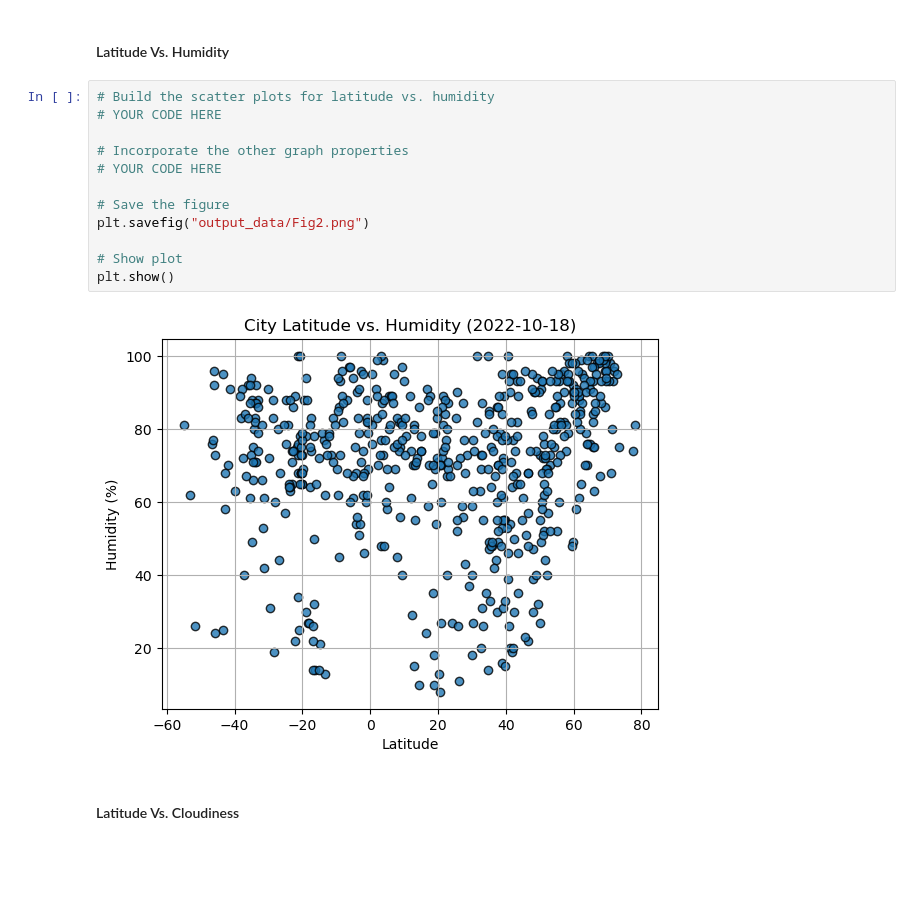
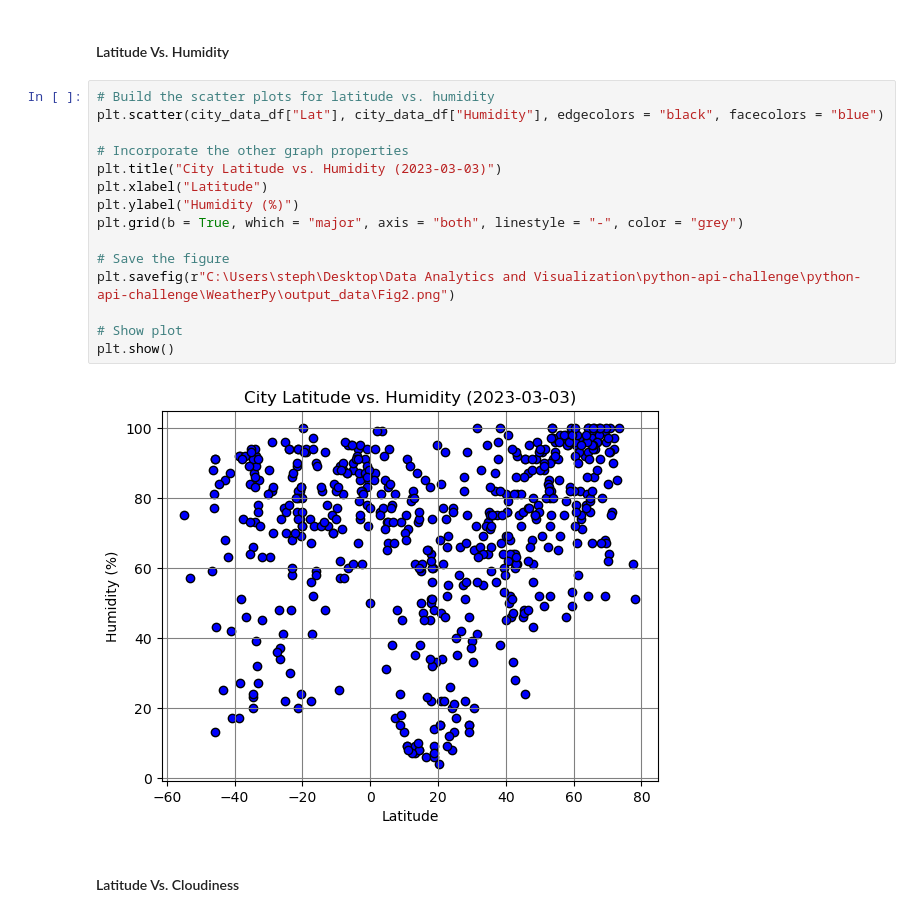
Before and after one commit to spmims/python-api-challenge, a Jupyter notebook: WeatherPy/starter_code/WeatherPy.ipynb, the cells around one changed output. Saved outputs shown, nothing was run; the diff lists cells and outputs as text; blank space fills up the shorter version.

Commit message:
WeatherPy updated and all four of our figures have been created

```diff
--- a/WeatherPy/starter_code/WeatherPy.ipynb
+++ b/WeatherPy/starter_code/WeatherPy.ipynb
@@ -209,18 +209,21 @@ plt.show()
 #### Latitude Vs. Humidity
 # %%
 # Build the scatter plots for latitude vs. humidity
-# YOUR CODE HERE
+plt.scatter(city_data_df["Lat"], city_data_df["Humidity"], edgecolors = "black", facecolors = "blue")
 
 # Incorporate the other graph properties
-# YOUR CODE HERE
+plt.title("City Latitude vs. Humidity (2023-03-03)")
+plt.xlabel("Latitude")
+plt.ylabel("Humidity (%)")
+plt.grid(b = True, which = "major", axis = "both", linestyle = "-", color = "grey")
 
 # Save the figure
-plt.savefig("output_data/Fig2.png")
+plt.savefig(r"C:\Users\steph\Desktop\Data Analytics and Visualization\python-api-challenge\python-api-challenge\WeatherPy\output_data\Fig2.png")
 
 # Show plot
 plt.show()
 # %% [output]
-[figure, old version]
+[figure, new version]
 # %% [markdown]
 #### Latitude Vs. Cloudiness
 # %%
```
Also changed, not shown: parts of 2 cells of this notebook, 3 other files.
